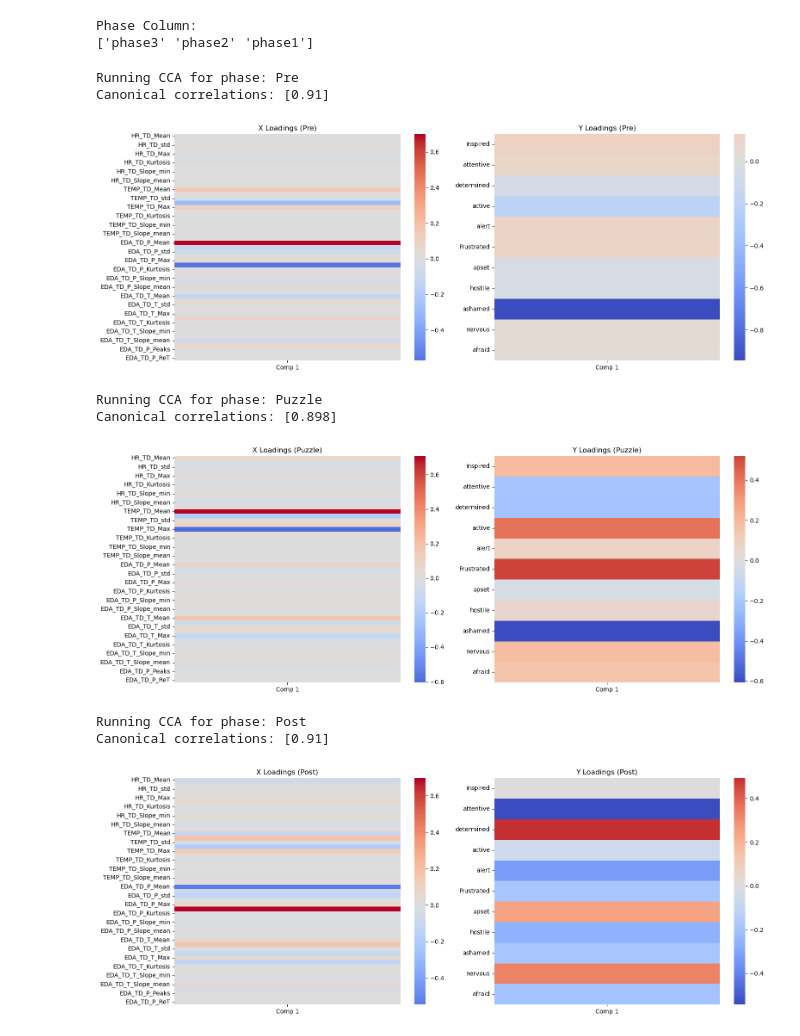
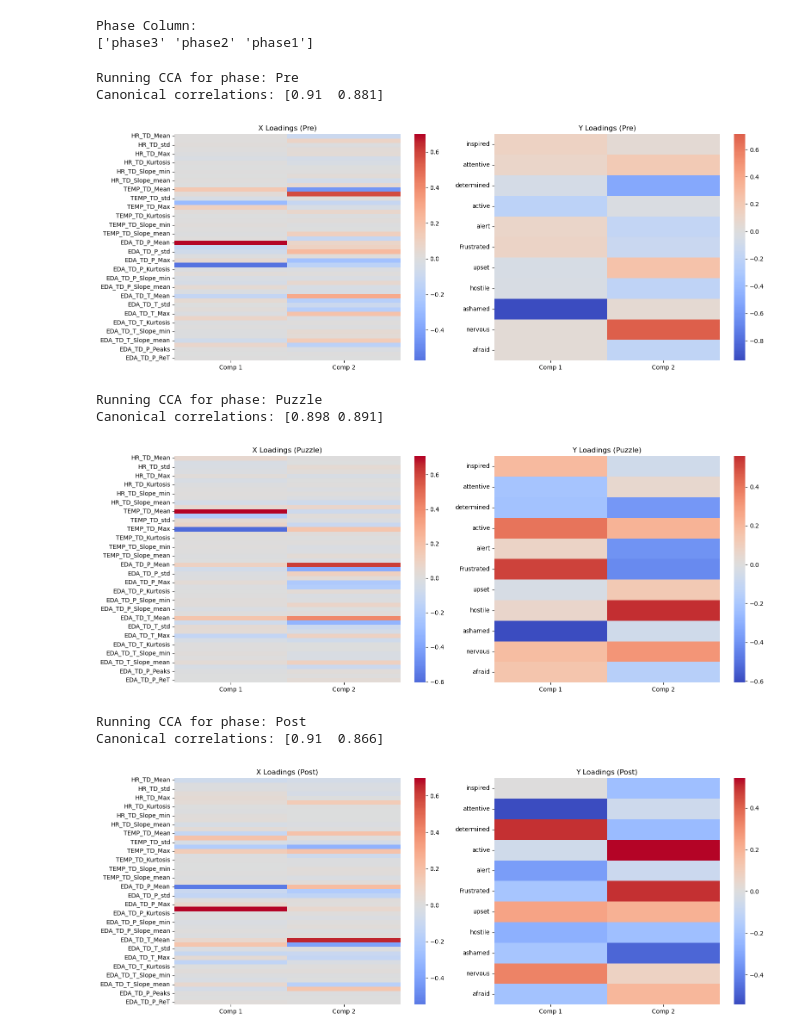
Before and after one commit to AntonWangDTU/case_2, a Jupyter notebook: src_johan/case_2_CCA.ipynb, the cells around one changed output. Saved outputs shown, nothing was run; the diff lists cells and outputs as text; code cells hidden in the pictures.

```diff
--- a/src_johan/case_2_CCA.ipynb
+++ b/src_johan/case_2_CCA.ipynb
@@ -151,7 +151,7 @@ phase_map = {
 data['Phase'] = data['Phase'].map(phase_map)
 
 # Function to run CCA for a specific phase and plot loadings
-def run_cca_per_phase(df, phase, n_components=1):
+def run_cca_per_phase(df, phase, n_components):
     print(f"Running CCA for phase: {phase}")
 
     df_phase = df[df['Phase'] == phase]
@@ -166,38 +166,38 @@ def run_cca_per_phase(df, phase, n_components=1):
 
     # Run CCA
     cca = CCA(n_components=n_components)
     cca.fit(X_scaled, Y_scaled)
     X_c, Y_c = cca.transform(X_scaled, Y_scaled)
 
     # Canonical correlations
     corrs = [np.corrcoef(X_c[:, i], Y_c[:, i])[0, 1] for i in range(n_components)]
     print("Canonical correlations:", np.round(corrs, 3))
 
     # Heatmap of loadings
     fig, axes = plt.subplots(1, 2, figsize=(16, 6))
     sns.heatmap(pd.DataFrame(cca.x_weights_, index=feature_cols,
                              columns=[f"Comp {i+1}" for i in range(n_components)]),
                 cmap="coolwarm", center=0, ax=axes[0])
     axes[0].set_title(f"X Loadings ({phase})")
 
     sns.heatmap(pd.DataFrame(cca.y_weights_, index=emotion_cols,
                              columns=[f"Comp {i+1}" for i in range(n_components)]),
                 cmap="coolwarm", center=0, ax=axes[1])
     axes[1].set_title(f"Y Loadings ({phase})")
 
     plt.tight_layout()
     plt.show()
 
 # Run CCA for each phase
 for phase in ['Pre', 'Puzzle', 'Post']:
-    run_cca_per_phase(data, phase, n_components=1)
+    run_cca_per_phase(data, phase, n_components=2)
 # %% [output]
 Running CCA for phase: Pre
-Canonical correlations: [0.91]
+Canonical correlations: [0.91  0.881]
-[figure, old version]
+[figure, new version]
 Running CCA for phase: Puzzle
-Canonical correlations: [0.898]
+Canonical correlations: [0.898 0.891]
-[figure, old version]
+[figure, new version]
 Running CCA for phase: Post
-Canonical correlations: [0.91]
+Canonical correlations: [0.91  0.866]
-[figure, old version]
+[figure, new version]
```
